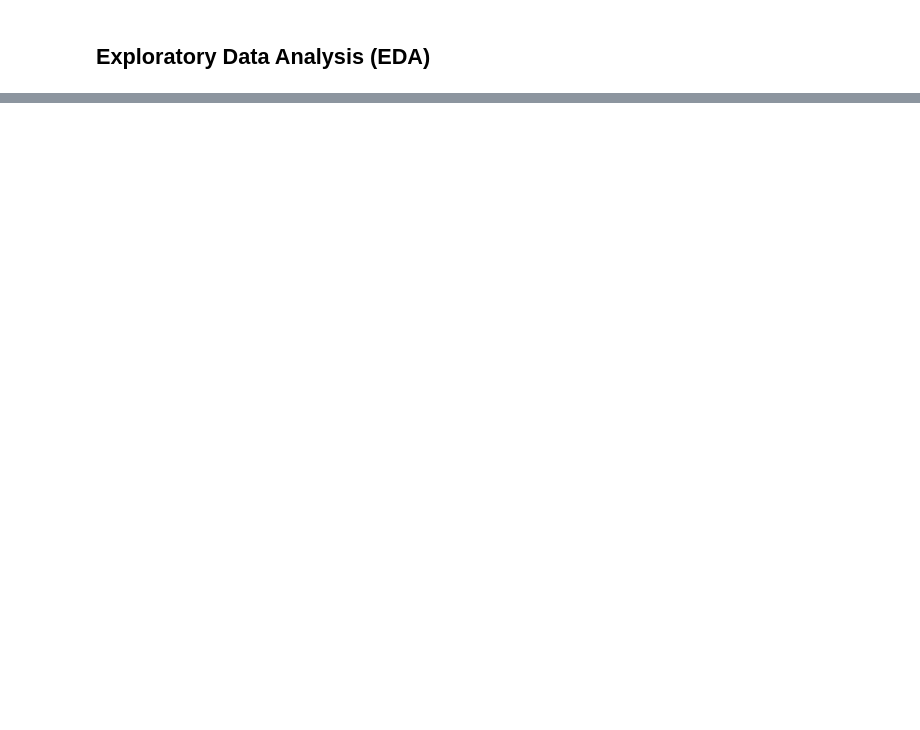
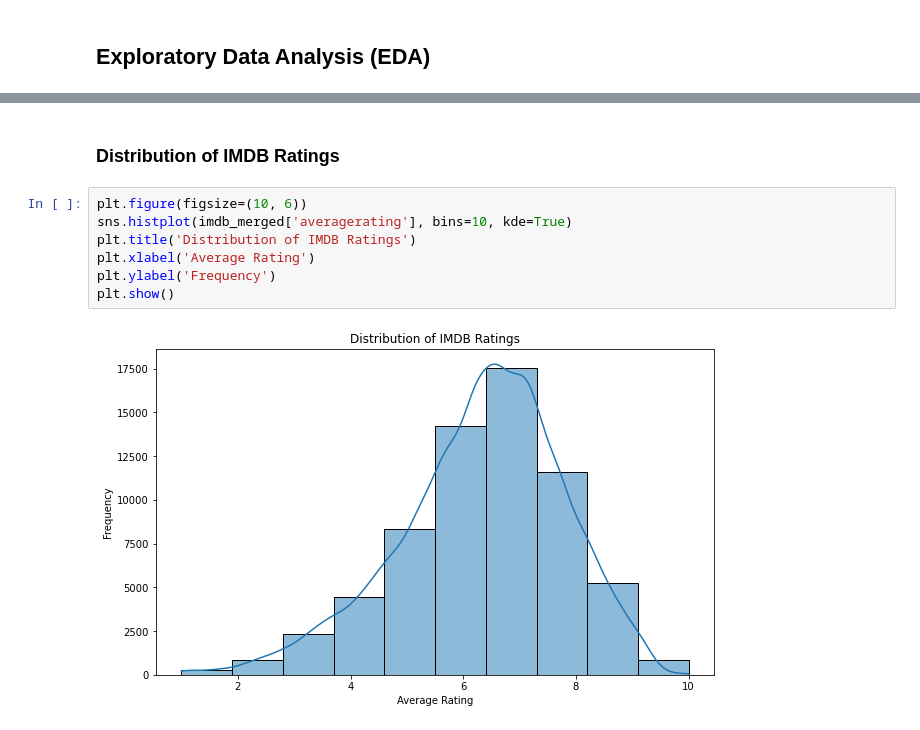
Before and after one commit to daveochieng8/Phase-1-Project, a Jupyter notebook: index.ipynb, the cells around one changed output, grey strips where cells are left out. Drawn from its saved outputs; the diff is of its cells as text; blank space fills up the shorter version.

```diff
--- a/index.ipynb
+++ b/index.ipynb
@@ -349,0 +386,11 @@ memory usage: 967.5+ KB
+# %% [markdown]
+### Distribution of IMDB Ratings
+# %%
+plt.figure(figsize=(10, 6))
+sns.histplot(imdb_merged['averagerating'], bins=10, kde=True)
+plt.title('Distribution of IMDB Ratings')
+plt.xlabel('Average Rating')
+plt.ylabel('Frequency')
+plt.show()
+# %% [output]
+[figure, added]
```
Also changed, not shown: parts of 17 cells of this notebook.
